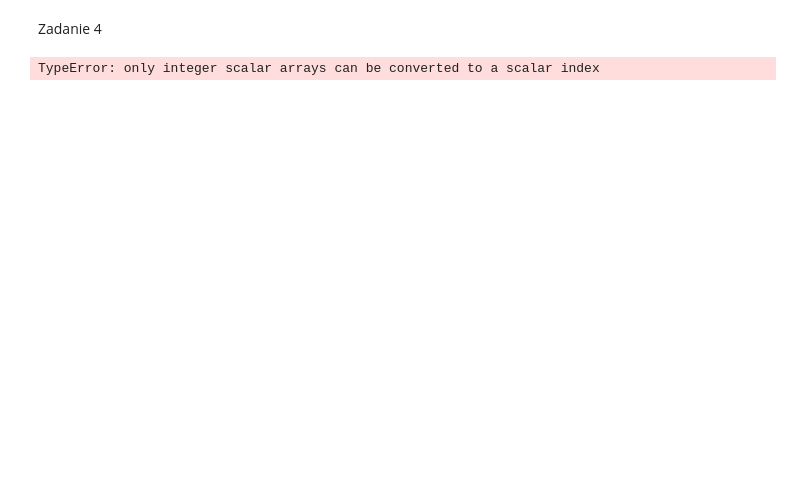
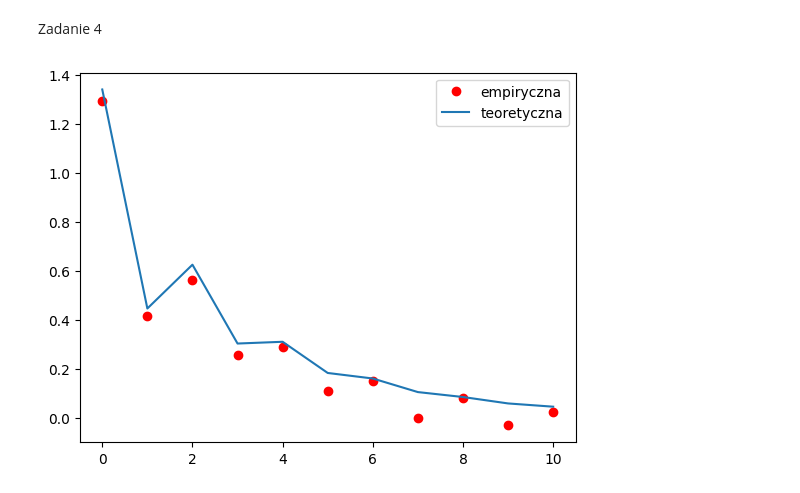
Before and after one commit to rafglo/Computer-Analysis-of-Time-Series, a Jupyter notebook: lista7.ipynb, the cells around one changed output. Cells and saved outputs as stored; diff of their text form; code cells hidden in the pictures; blank space fills up the shorter version.

```diff
--- a/lista7.ipynb
+++ b/lista7.ipynb
@@ -17,26 +66,25 @@ def autokowariancja(h, x):
     mean_x = np.mean(x)
     return 1/n * np.sum((x[:n-abs(h)] - mean_x) * (x[abs(h):] - mean_x))
 # %%
-hs = np.arange(1,11,1)
+hs = np.arange(0,11,1)
+emp_autokow = [autokowariancja(h, trajectory) for h in hs]
-# %%
-emp_autookw = autokowariancja(hs,trajectory)
-# %% [output]
-TypeError: only integer scalar arrays can be converted to a scalar index
-# %%
-from statsmodels.tsa.arima_process import ArmaProcess
-import numpy as np
-
-phi1, phi2 = 0.5, -0.3
-ar_process = ArmaProcess(ar=[1, -phi1, -phi2], ma=[1])
-n = 100
-trajectory = ar_process.generate_sample(nsample=n)
-
-def autokowariancja(h, x):
-    n = len(x)
-    mean_x = np.mean(x)
-    return 1/n * np.sum((x[:n-abs(h)] - mean_x) * (x[abs(h):] - mean_x))
-
-hs = np.arange(1, 11, 1)
-emp_autokow = [autokowariancja(h, trajectory) for h in hs]
+# %%
+def teo_autokow(h,phi1, phi2, sigma_s):
+    zero = sigma_s**2 * (1-phi2) / (1- phi2 - phi1**2 - phi1**2*phi2 - phi2**2 + phi2**3)
+    if h == 0:
+        return zero
+    elif h == 1:
+        return phi1 / (1 - phi2) * zero
+    else:
+        return teo_autokow(h - 1, phi1, phi2, sigma_s) * phi1 + teo_autokow(h-2, phi1, phi2, sigma_s) * phi2
 # %%
-def teo_autokow(phi1, phi2, sigma_s):
+teo = []
+for h in hs:
+    teo.append(teo_autokow(h, phi1, phi2, sigma_s))
+# %%
+plt.plot(hs, emp_autokow, "ro", label="empiryczna")
+plt.plot(hs, teo, label="teoretyczna")
+plt.legend(loc="best")
+plt.show()
+# %% [output]
+[figure, added]
```
Also changed, not shown: parts of 11 cells of this notebook.
